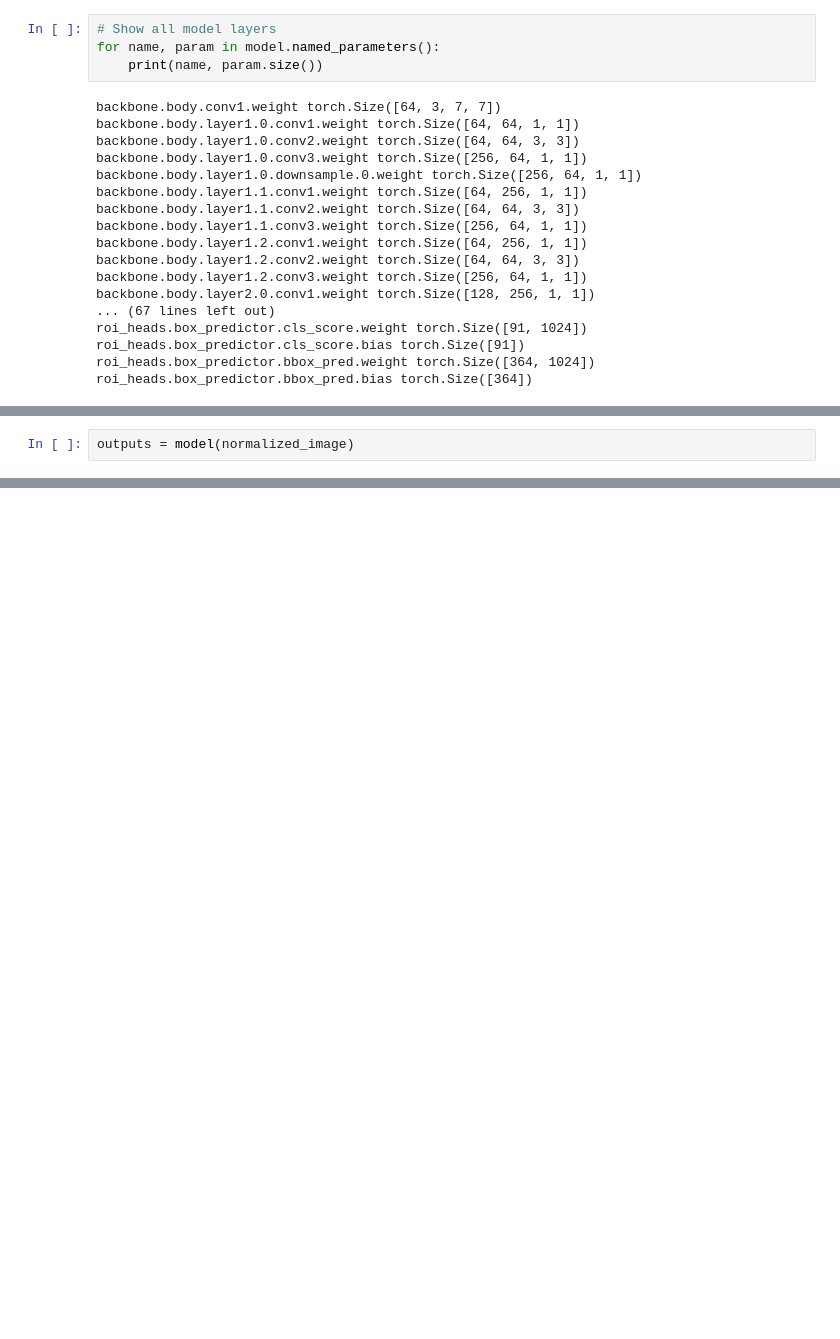
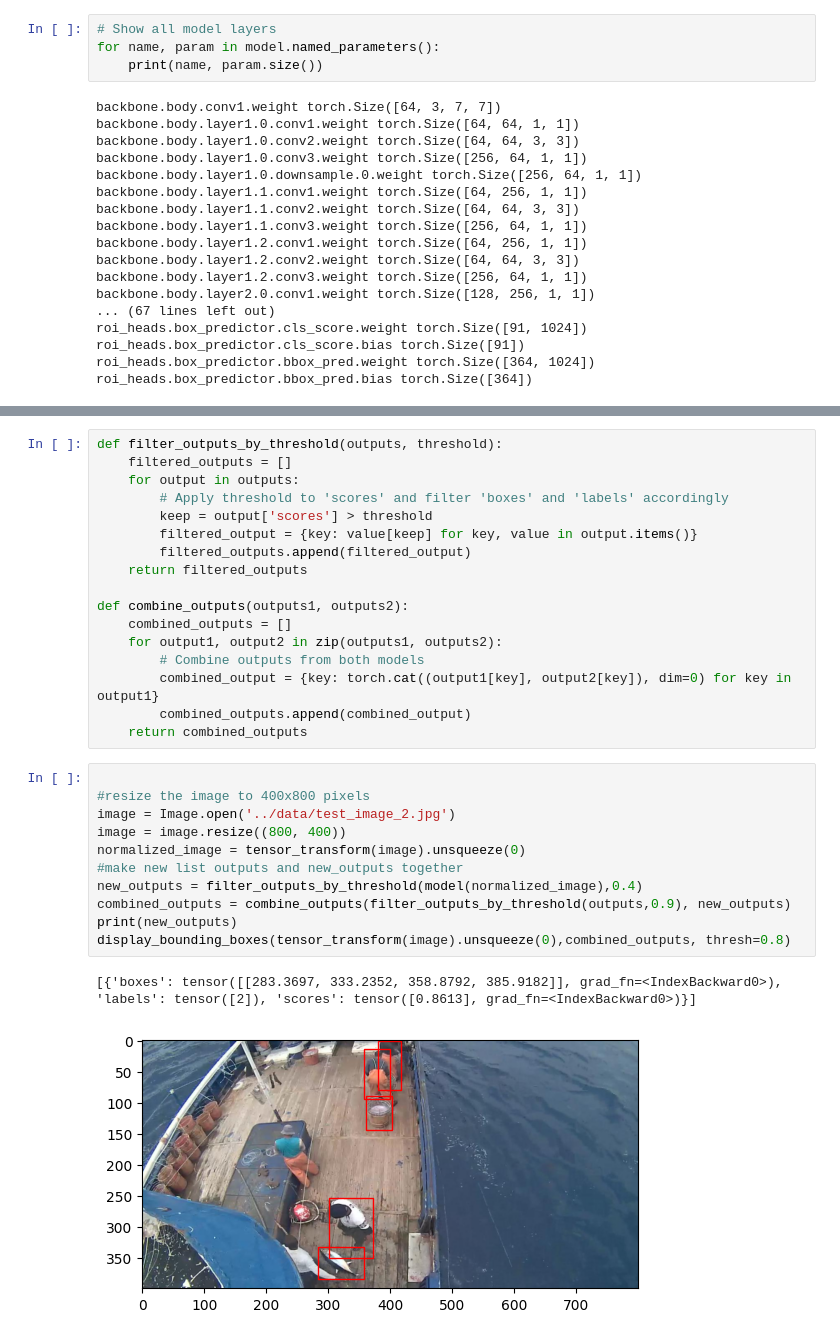
Before and after one commit to nicholasconterno/Fishnet3, a Jupyter notebook: notebooks/faster_rcnn_test.ipynb, the cells around one changed output, grey strips where cells are left out. Saved outputs shown, nothing was run; the diff lists cells and outputs as text; blank space fills up the shorter version.

Commit message:
combining two models

```diff
--- a/notebooks/faster_rcnn_test.ipynb
+++ b/notebooks/faster_rcnn_test.ipynb
@@ -144,2 +135,0 @@ model.roi_heads.box_predictor = FastRCNNPredictor(in_features, num_classes)
-# %%
-outputs = model(normalized_image)
@@ -154,0 +177,31 @@ Model in training mode
+# %%
+def filter_outputs_by_threshold(outputs, threshold):
+    filtered_outputs = []
+    for output in outputs:
+        # Apply threshold to 'scores' and filter 'boxes' and 'labels' accordingly
+        keep = output['scores'] > threshold
+        filtered_output = {key: value[keep] for key, value in output.items()}
+        filtered_outputs.append(filtered_output)
+    return filtered_outputs
+
+def combine_outputs(outputs1, outputs2):
+    combined_outputs = []
+    for output1, output2 in zip(outputs1, outputs2):
+        # Combine outputs from both models
+        combined_output = {key: torch.cat((output1[key], output2[key]), dim=0) for key in output1}
+        combined_outputs.append(combined_output)
+    return combined_outputs
+# %%
+
+#resize the image to 400x800 pixels
+image = Image.open('../data/test_image_2.jpg')
+image = image.resize((800, 400))
+normalized_image = tensor_transform(image).unsqueeze(0)
+#make new list outputs and new_outputs together
+new_outputs = filter_outputs_by_threshold(model(normalized_image),0.4)
+combined_outputs = combine_outputs(filter_outputs_by_threshold(outputs,0.9), new_outputs)
+print(new_outputs)
+display_bounding_boxes(tensor_transform(image).unsqueeze(0),combined_outputs, thresh=0.8)
+# %% [output]
+[{'boxes': tensor([[283.3697, 333.2352, 358.8792, 385.9182]], grad_fn=<IndexBackward0>), 'labels': tensor([2]), 'scores': tensor([0.8613], grad_fn=<IndexBackward0>)}]
+[figure, added]
```
Also changed, not shown: parts of 6 cells of this notebook.
